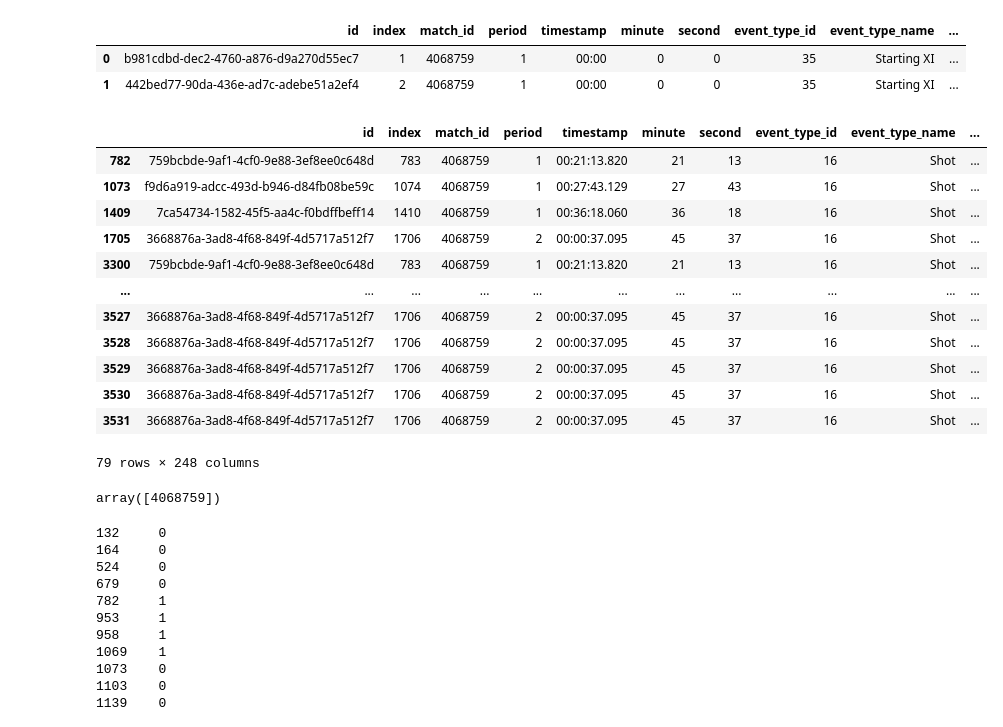
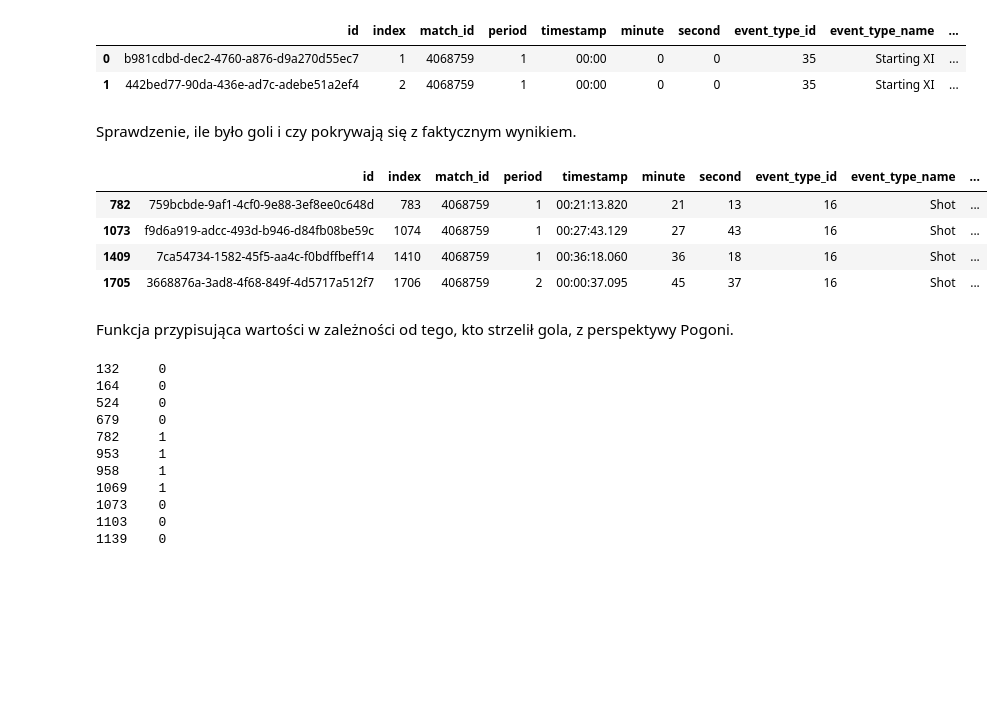
Before and after one commit to TobiaszKuc/_football_analysis, a Jupyter notebook: pogon-grodzisk/zadanie1/zadanie1.ipynb, the cells around one changed output. Saved outputs shown, nothing was run; the diff lists cells and outputs as text; code cells hidden in the pictures; blank space fills up the shorter version.

```diff
--- a/pogon-grodzisk/zadanie1/zadanie1.ipynb
+++ b/pogon-grodzisk/zadanie1/zadanie1.ipynb
@@ -12,28 +12,19 @@ mecz.head(2)
 | 1 | 442bed77-90da-436e-ad7c-adebe51a2ef4 | 2 | 4068759 | 1 | 00:00 | 0 | 0 | 35 | Starting XI | ... |
 # %%
 strzaly = mecz[(mecz["event_type_name"] == "Shot") & (mecz["freeze_frame_player_id"].isna() == True)]
+# %% [markdown]
+Sprawdzenie, ile było goli i czy pokrywają się z faktycznym wynikiem.
 # %%
-gole = mecz[(mecz["event_type_name"] == "Shot") & (mecz["outcome_name"] == "Goal")]
+gole = mecz[(mecz["event_type_name"] == "Shot") & (mecz["outcome_name"] == "Goal") & (mecz["freeze_frame_player_id"].isna() == True)]
 gole
 # %% [output]
 |  | id | index | match_id | period | timestamp | minute | second | event_type_id | event_type_name | ... |
 | 782 | 759bcbde-9af1-4cf0-9e88-3ef8ee0c648d | 783 | 4068759 | 1 | 00:21:13.820 | 21 | 13 | 16 | Shot | ... |
 | 1073 | f9d6a919-adcc-493d-b946-d84fb08be59c | 1074 | 4068759 | 1 | 00:27:43.129 | 27 | 43 | 16 | Shot | ... |
 | 1409 | 7ca54734-1582-45f5-aa4c-f0bdffbeff14 | 1410 | 4068759 | 1 | 00:36:18.060 | 36 | 18 | 16 | Shot | ... |
 | 1705 | 3668876a-3ad8-4f68-849f-4d5717a512f7 | 1706 | 4068759 | 2 | 00:00:37.095 | 45 | 37 | 16 | Shot | ... |
-| 3300 | 759bcbde-9af1-4cf0-9e88-3ef8ee0c648d | 783 | 4068759 | 1 | 00:21:13.820 | 21 | 13 | 16 | Shot | ... |
-| ... | ... | ... | ... | ... | ... | ... | ... | ... | ... | ... |
-| 3527 | 3668876a-3ad8-4f68-849f-4d5717a512f7 | 1706 | 4068759 | 2 | 00:00:37.095 | 45 | 37 | 16 | Shot | ... |
-| 3528 | 3668876a-3ad8-4f68-849f-4d5717a512f7 | 1706 | 4068759 | 2 | 00:00:37.095 | 45 | 37 | 16 | Shot | ... |
-| 3529 | 3668876a-3ad8-4f68-849f-4d5717a512f7 | 1706 | 4068759 | 2 | 00:00:37.095 | 45 | 37 | 16 | Shot | ... |
-| 3530 | 3668876a-3ad8-4f68-849f-4d5717a512f7 | 1706 | 4068759 | 2 | 00:00:37.095 | 45 | 37 | 16 | Shot | ... |
-| 3531 | 3668876a-3ad8-4f68-849f-4d5717a512f7 | 1706 | 4068759 | 2 | 00:00:37.095 | 45 | 37 | 16 | Shot | ... |
-79 rows × 248 columns
-# %%
-# Sprawdzałem czy to na pewno 1 mecz, przez to że jest ponad 600 strzałów i 70 goli
-mecz["match_id"].unique()
-# %% [output]
-array([4068759])
+# %% [markdown]
+Funkcja przypisująca wartości w zależności od tego, kto strzelił gola, z perspektywy Pogoni.
 # %%
 strzaly["gole"] = strzaly.apply(
     lambda x: 1 if x["possession_team_name"] == "Pogoń Grodzisk Mazowiecki" and x["outcome_name"] == "Goal"
```
Also changed, not shown: parts of 4 cells of this notebook.
